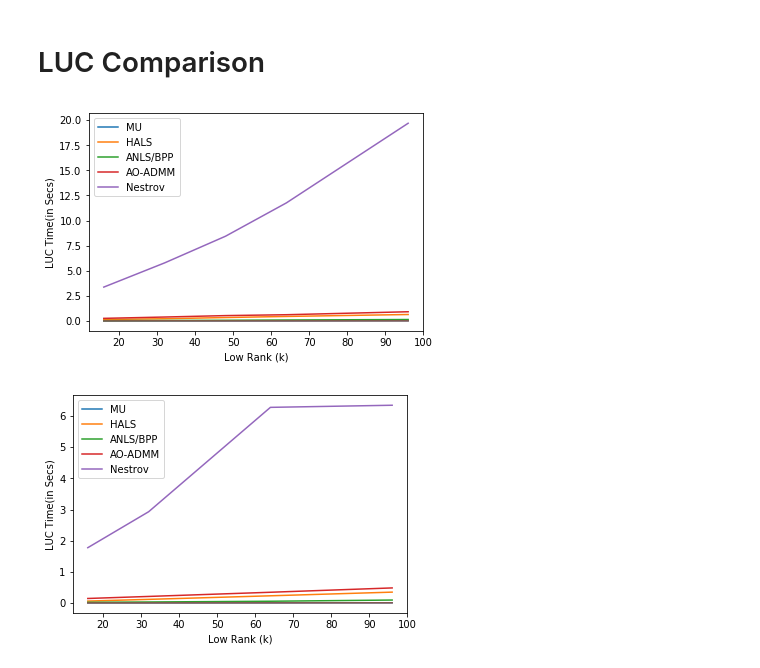
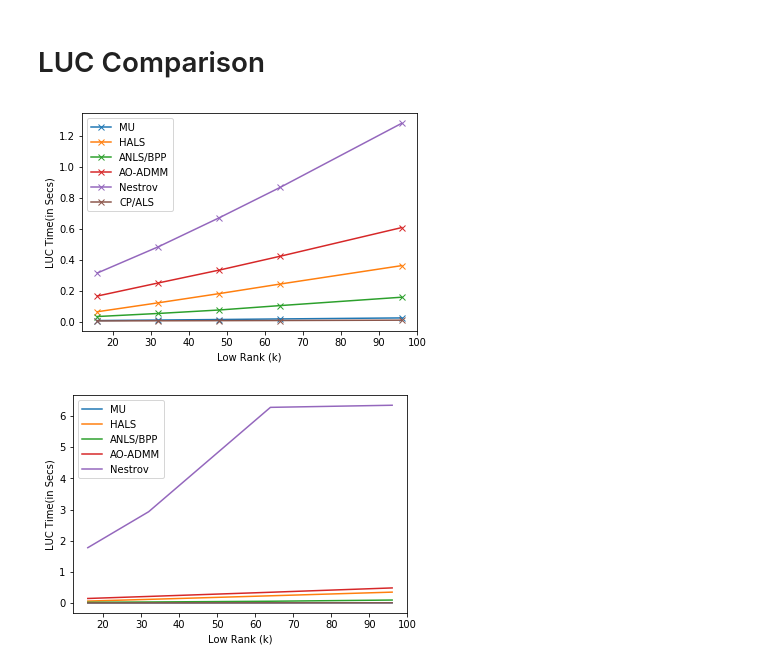
Before and after one commit to ramkikannan/planc, a Jupyter notebook: latex/toms/data/tomsplots.ipynb, the cells around one changed output. Cells and saved outputs as stored; diff of their text form; code cells hidden in the pictures.

```diff
--- a/latex/toms/data/tomsplots.ipynb
+++ b/latex/toms/data/tomsplots.ipynb
@@ -4,19 +4,19 @@ import matplotlib.pyplot as plt
 # %% [markdown]
 # accuracy plots
 # %%
-frame=pd.read_csv('accuracyrwp64ksweep.dat', delimiter='\t', header=0, comment='#')
+frame=pd.read_csv('accuracymousep64ksweep_nesterov20.dat', delimiter=' ', header=0, comment='#')
 print frame.columns
 # frame_subset=frame[[u'k',u'totaltime',u'algo',u'relerr',u'gpu']]
-frame_subset=frame[[u'k',u'totaltime',u'algo',u'relerr']]
+frame_subset=frame[[u'k',u'time',u'algo',u'relerr']]
 for lowrank in [32, 64, 96]:
     #frame_k=frame_subset.loc[(frame_subset['k']==lowrank) & frame_subset['gpu']==1]
     frame_k=frame_subset.loc[(frame_subset['k']==lowrank)]
     fig, ax = plt.subplots()
     for key, grp in frame_k.groupby(['algo']):
-        ax = grp.plot(ax=ax, kind='line', x='totaltime', y='relerr', label=key)
+        ax = grp.plot(ax=ax, kind='line', x='time', y='relerr', label=key)
     plt.legend(['MU','HALS','ANLS/BPP','AO-ADMM','Nestrov','CP/ALS'],loc='best')
     plt.ylabel('Relative Error')
     plt.xlabel('Total Time(in Secs)')
     plt.show()
-    fig.savefig('plots/accuracyrw'+str(lowrank)+'.pdf')
+    fig.savefig('plots/accuracymouse'+str(lowrank)+'.pdf')
 # %% [output]
@@ -34,7 +34,7 @@ for gpu in [0, 1]:
     frame_k=frame_subset.loc[(frame_subset['gpu']==gpu) & (frame_subset['iter']==29)]
     fig, ax = plt.subplots()
     for key, grp in frame_k.groupby(['algo']):
-        ax = grp.plot(ax=ax, kind='line', x='k', y='totaltime', label=key)
+        ax = grp.plot(ax=ax, kind='line', x='k', y='totaltime', label=key, markers=True)
     plt.legend(['MU','HALS','ANLS/BPP','AO-ADMM','Nestrov'],loc='best')
     plt.xlabel('Low Rank (k)')
     plt.ylabel('Total Time(in Secs)')
@@ -43,3 +43,16 @@ for gpu in [0, 1]:
 # %% [output]
 [figure]
 [figure]
+# %%
+frame=pd.read_csv('accuracylr81pksweep_nesterov20_gpu.csv', delimiter=' ', header=0)
+frame_subset=frame[[u'iter',u'k',u'time',u'algo']]
+fig, ax = plt.subplots()
+frame_k= frame_subset.loc[frame_subset['iter']==29]
+for key, grp in frame_k.groupby(['algo']):
+    print(grp)
+    ax = grp.plot(ax=ax, kind='line', x='k', y='time', label=key, marker='x')
+plt.legend(['MU','HALS','ANLS/BPP','AO-ADMM','Nestrov','CP/ALS'],loc='best')
+plt.xlabel('Low Rank (k)')
+plt.ylabel('Total Time(in Secs)')
+plt.show()
+fig.savefig('plots/cpuvsgpulr811'+'.pdf')
@@ -46,17 +78,17 @@ for gpu in [0, 1]:
 # %% [markdown]
 # LUC Comparison
 # %%
-frame=pd.read_csv('lucmousep64ksweep.csv', delimiter='\t', header=0)
+frame=pd.read_csv('lucmousep64ksweep_nesterov20.csv', delimiter=' ', header=0)
 fig, ax = plt.subplots()
 for key, grp in frame.groupby(['algo']):
-    ax = grp.plot(ax=ax, kind='line', x='k', y='nnls', label=key)
-plt.legend(['MU','HALS','ANLS/BPP','AO-ADMM','Nestrov'],loc='best')
+    ax = grp.plot(ax=ax, kind='line', x='k', y='nnls', label=key, marker='x')
+plt.legend(['MU','HALS','ANLS/BPP','AO-ADMM','Nestrov', 'CP/ALS'],loc='best')
 plt.xlabel('Low Rank (k)')
 plt.ylabel('LUC Time(in Secs)')
 plt.show()
 fig.savefig('plots/lucmouse64'+'.pdf')
 # %% [output]
-[figure, old version]
+[figure, new version]
 # %%
 frame=pd.read_csv('lucrwp64ksweep.csv', delimiter='\t', header=0)
 fig, ax = plt.subplots()
```
Also changed, not shown: parts of 2 cells of this notebook, 31 other files.
